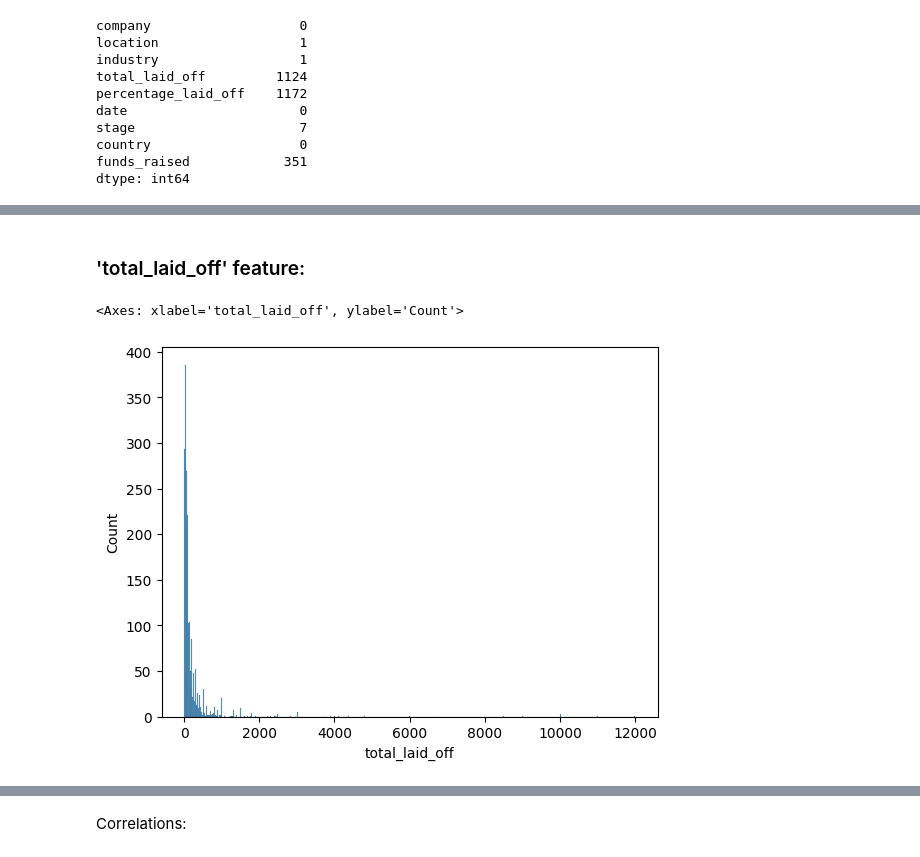
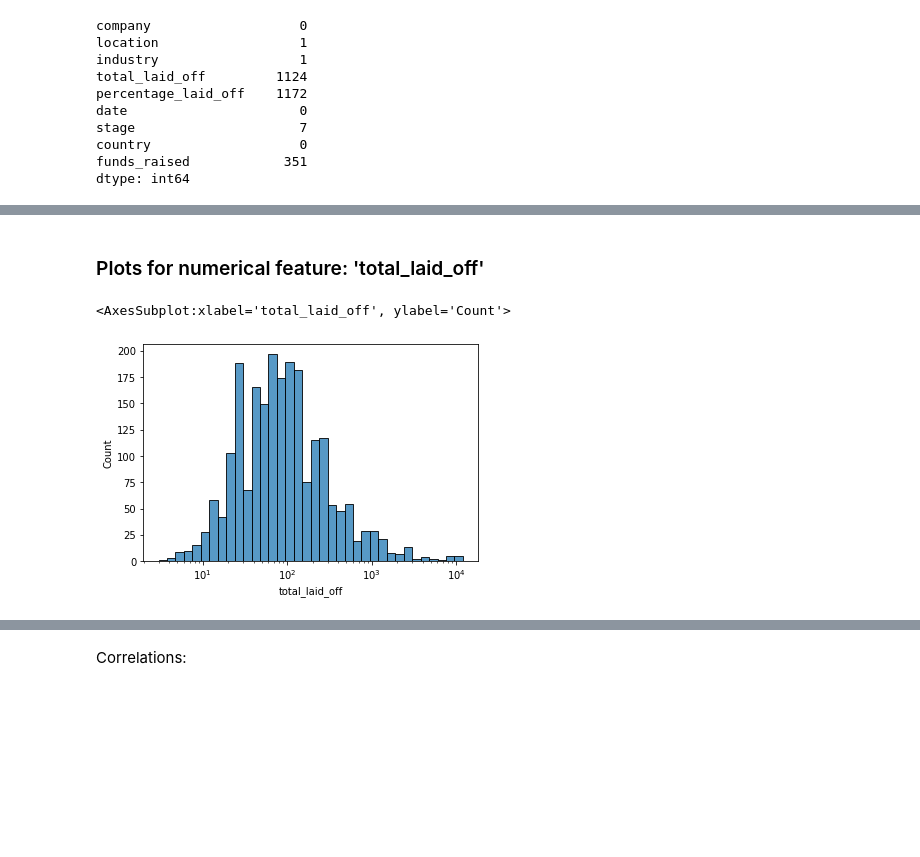
Before and after one commit to GilenW/CSE151A_FINAL_PROJECT, a Jupyter notebook: final_project.ipynb, the cells around one changed output, grey strips where cells are left out. Drawn from its saved outputs; the diff is of its cells as text; code cells hidden in the pictures; blank space fills up the shorter version.

Commit message:
working on plots

```diff
--- a/final_project.ipynb
+++ b/final_project.ipynb
@@ -79,8 +79,7 @@ layoffdf.describe().round(2)
-# %% [markdown]
-### 'total_laid_off' feature:
+# %% [markdown]
+### Plots for numerical feature: 'total_laid_off'
 # %%
-# plot
-sns.histplot(layoffdf['total_laid_off'])
+sns.histplot(layoffdf['total_laid_off'],log_scale=True)
 # %% [output]
-<Axes: xlabel='total_laid_off', ylabel='Count'>
+<AxesSubplot:xlabel='total_laid_off', ylabel='Count'>
-[figure, old version]
+[figure, new version]
```
Also changed, not shown: parts of 18 cells of this notebook.
